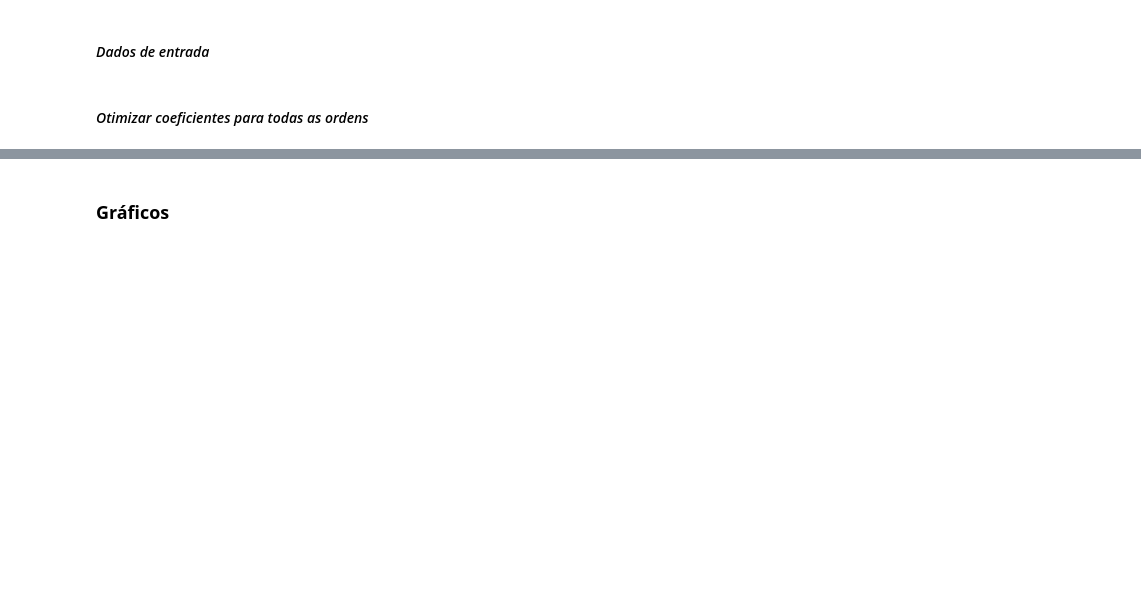
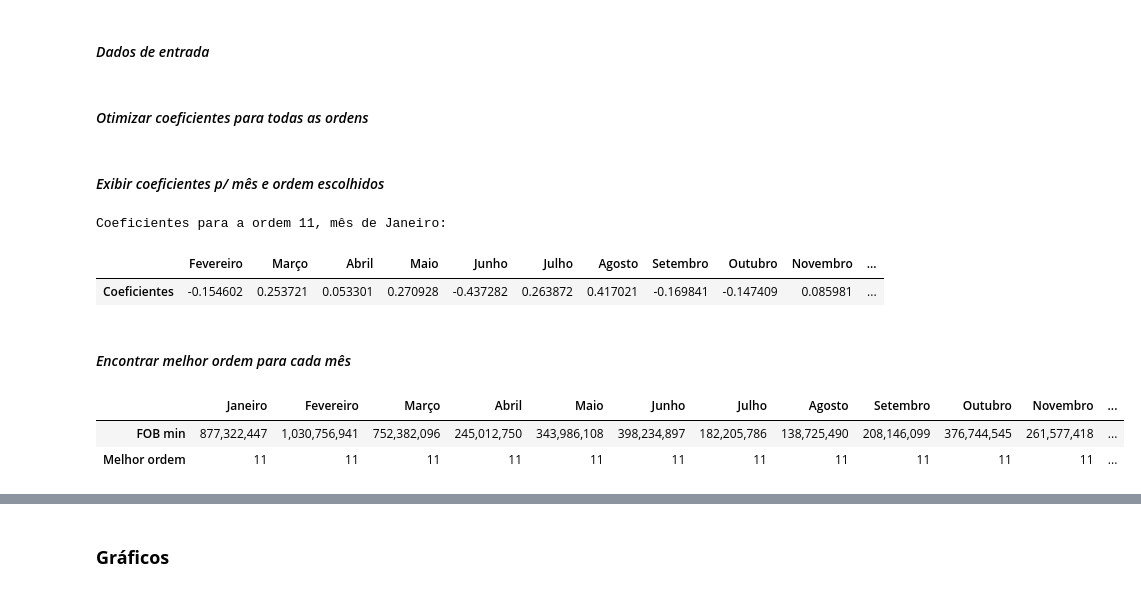
Before and after one commit to AndreMarcato/Planerg_2023, a Jupyter notebook: Series_Sinteticas_Eduardo.ipynb, the cells around one changed output, grey strips where cells are left out. Drawn from its saved outputs; the diff is of its cells as text; code cells hidden in the pictures; blank space fills up the shorter version.

```diff
--- a/Series_Sinteticas_Eduardo.ipynb
+++ b/Series_Sinteticas_Eduardo.ipynb
@@ -276,3 +241,39 @@ for i_ord in np.arange(1,11+1,1):  # ordens de 1 a 11
 
     resultado['ordem_' + str(i_ord)] = {'phi': phi, 'erros': erros}
+# %% [markdown]
+#### *Exibir coeficientes p/ mês e ordem escolhidos*
+# %%
+mes_lista = ['Janeiro','Fevereiro','Março','Abril','Maio','Junho','Julho','Agosto','Setembro','Outubro','Novembro','Dezembro']
+meses_coef = list()
+for ord in range(mes - ordem - 1,mes-1):
+    if ord<0:
+        mes_ano_anterior = 13 + ord
+        meses_coef.append(mes_lista[mes_ano_anterior-1])
+    else:
+        meses_coef.append(mes_lista[ord])
+
+
+print("\n\nCoeficientes para a ordem " + str(ordem) + ", mês de " + str(mes_lista[mes-1]) + ":")
+
+pd.DataFrame(data = [resultado['ordem_' + str(ordem)]['phi'][mes-1].T][0], columns=meses_coef, index=['Coeficientes'])
+# %% [output]
+Coeficientes para a ordem 11, mês de Janeiro:
+|  | Fevereiro | Março | Abril | Maio | Junho | Julho | Agosto | Setembro | Outubro | Novembro | ... |
+| Coeficientes | -0.154602 | 0.253721 | 0.053301 | 0.270928 | -0.437282 | 0.263872 | 0.417021 | -0.169841 | -0.147409 | 0.085981 | ... |
+# %% [markdown]
+#### *Encontrar melhor ordem para cada mês*
+# %%
+# Find the minimum value for each column
+min_values = np.amin(FOB, axis=0)
+
+# Find the indices of the minimum values in each column
+min_indices = np.argmin(FOB, axis=0)
+melhor_ordem = min_indices+1
+
+# Exibir Dataframe com os valores mínimos e as melhores ordens para cada mês
+pd.DataFrame(data = [min_values, melhor_ordem], columns=mes_lista, index=['FOB min','Melhor ordem']).applymap(lambda x: '{:,.0f}'.format(x))
+# %% [output]
+|  | Janeiro | Fevereiro | Março | Abril | Maio | Junho | Julho | Agosto | Setembro | Outubro | Novembro | ... |
+| FOB min | 877,322,447 | 1,030,756,941 | 752,382,096 | 245,012,750 | 343,986,108 | 398,234,897 | 182,205,786 | 138,725,490 | 208,146,099 | 376,744,545 | 261,577,418 | ... |
+| Melhor ordem | 11 | 11 | 11 | 11 | 11 | 11 | 11 | 11 | 11 | 11 | 11 | ... |
 # %% [markdown]
```
Also changed, not shown: parts of 29 cells of this notebook.
